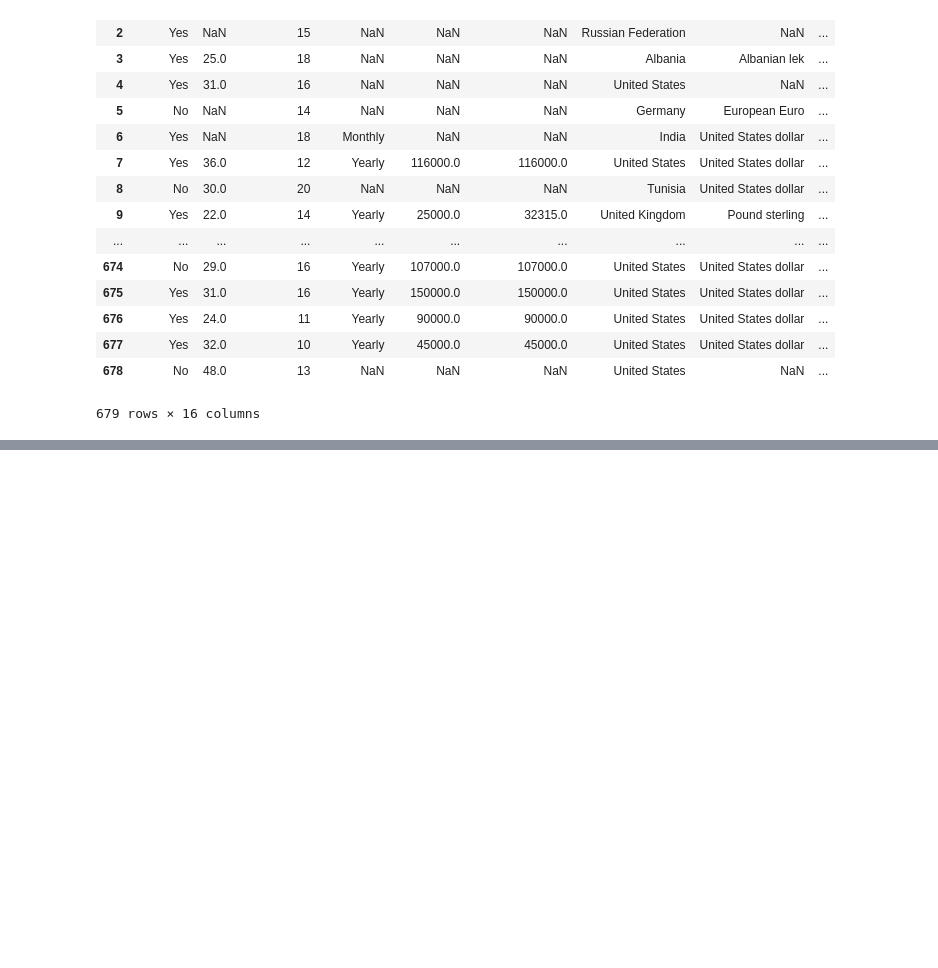
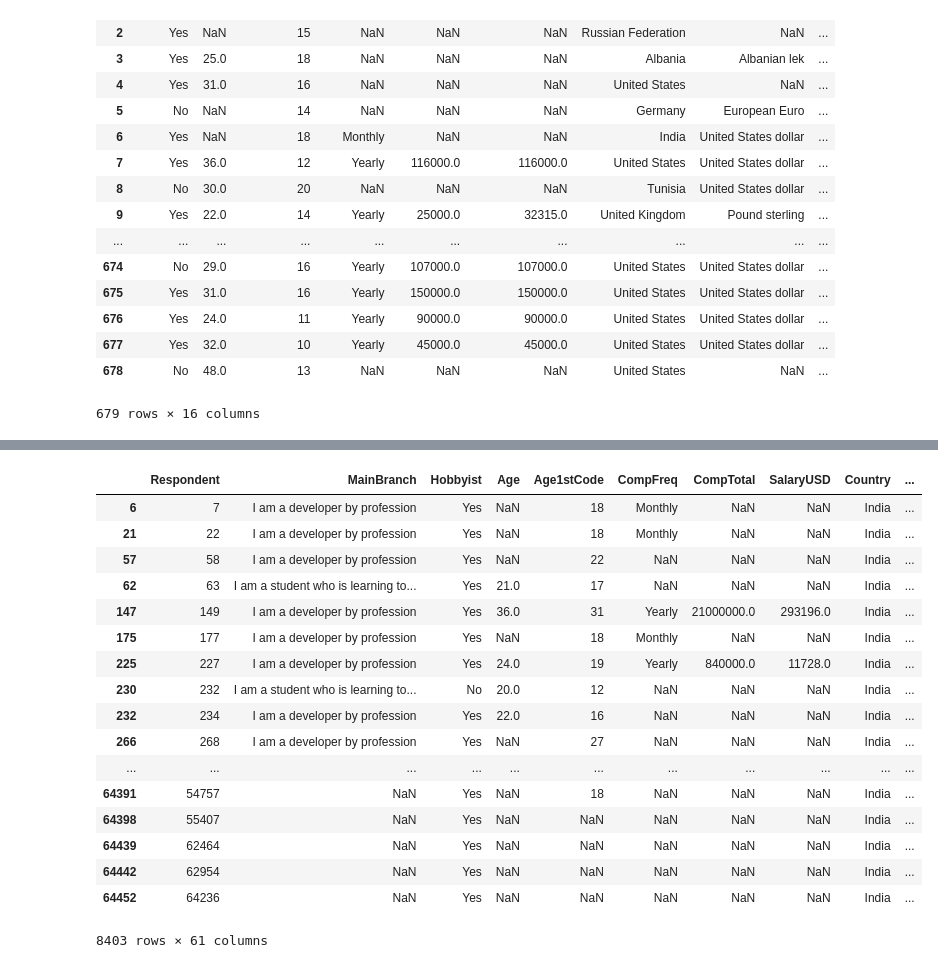
Before and after one commit to arvindniveditha/data-analysis, a Jupyter notebook: pandas_tut.ipynb, the cells around one changed output, grey strips where cells are left out. Cells and saved outputs as stored; diff of their text form; code cells hidden in the pictures; blank space fills up the shorter version.

```diff
--- a/pandas_tut.ipynb
+++ b/pandas_tut.ipynb
@@ -6,6 +6,8 @@ pd
 <module 'pandas' from 'C:\\Users\\18328\\Anaconda3\\lib\\site-packages\\pandas\\__init__.py'>
 # %%
 df = pd.read_csv('Dataset/data.csv')
+# %%
+df1 = pd.read_csv('Dataset/data.csv')
 # %%
 df.head()
 # %% [output]
@@ -71,0 +373,2 @@ df.loc[0:678,'Hobbyist':'Gender']
+# %%
+df1.rename(columns = {'ConvertedComp' : 'SalaryUSD'}, inplace = True)
@@ -71,0 +426,23 @@ df.loc[0:678,'Hobbyist':'Gender']
+# %%
+country_grp = df1.groupby('Country')
+# %%
+country_grp.get_group('India')
+# %% [output]
+|  | Respondent | MainBranch | Hobbyist | Age | Age1stCode | CompFreq | CompTotal | SalaryUSD | Country | ... |
+| 6 | 7 | I am a developer by profession | Yes | NaN | 18 | Monthly | NaN | NaN | India | ... |
+| 21 | 22 | I am a developer by profession | Yes | NaN | 18 | Monthly | NaN | NaN | India | ... |
+| 57 | 58 | I am a developer by profession | Yes | NaN | 22 | NaN | NaN | NaN | India | ... |
+| 62 | 63 | I am a student who is learning to... | Yes | 21.0 | 17 | NaN | NaN | NaN | India | ... |
+| 147 | 149 | I am a developer by profession | Yes | 36.0 | 31 | Yearly | 21000000.0 | 293196.0 | India | ... |
+| 175 | 177 | I am a developer by profession | Yes | NaN | 18 | Monthly | NaN | NaN | India | ... |
+| 225 | 227 | I am a developer by profession | Yes | 24.0 | 19 | Yearly | 840000.0 | 11728.0 | India | ... |
+| 230 | 232 | I am a student who is learning to... | No | 20.0 | 12 | NaN | NaN | NaN | India | ... |
+| 232 | 234 | I am a developer by profession | Yes | 22.0 | 16 | NaN | NaN | NaN | India | ... |
+| 266 | 268 | I am a developer by profession | Yes | NaN | 27 | NaN | NaN | NaN | India | ... |
+| ... | ... | ... | ... | ... | ... | ... | ... | ... | ... | ... |
+| 64391 | 54757 | NaN | Yes | NaN | 18 | NaN | NaN | NaN | India | ... |
+| 64398 | 55407 | NaN | Yes | NaN | NaN | NaN | NaN | NaN | India | ... |
+| 64439 | 62464 | NaN | Yes | NaN | NaN | NaN | NaN | NaN | India | ... |
+| 64442 | 62954 | NaN | Yes | NaN | NaN | NaN | NaN | NaN | India | ... |
+| 64452 | 64236 | NaN | Yes | NaN | NaN | NaN | NaN | NaN | India | ... |
+8403 rows × 61 columns
```
Also changed, not shown: parts of 63 cells of this notebook, 4 other files.
